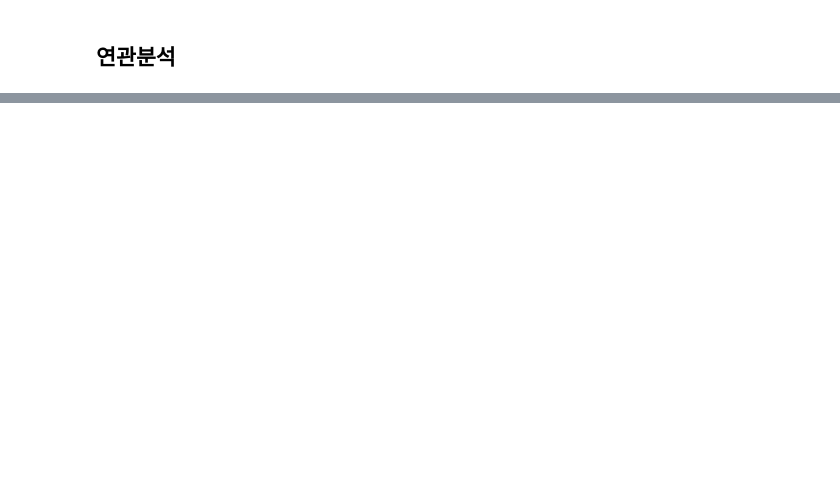
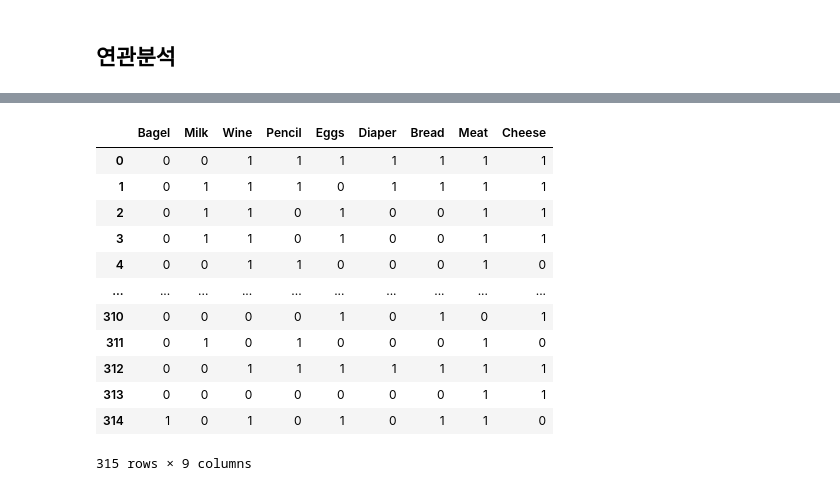
Before and after one commit to JaehwanKim00/-, a Jupyter notebook: Part03/ch04.ipynb, the cells around one changed output, grey strips where cells are left out. Cells and saved outputs as stored; diff of their text form; code cells hidden in the pictures; blank space fills up the shorter version.

```diff
--- a/Part03/ch04.ipynb
+++ b/Part03/ch04.ipynb
@@ -123,0 +192,17 @@ df = pd.read_csv('https://raw.githubusercontent.com/YoungjinBD/dataset/main/iris
+# %%
+result  = result.drop(result.columns[0],axis=1)
+result
+# %% [output]
+|  | Bagel | Milk | Wine | Pencil | Eggs | Diaper | Bread | Meat | Cheese |
+| 0 | 0 | 0 | 1 | 1 | 1 | 1 | 1 | 1 | 1 |
+| 1 | 0 | 1 | 1 | 1 | 0 | 1 | 1 | 1 | 1 |
+| 2 | 0 | 1 | 1 | 0 | 1 | 0 | 0 | 1 | 1 |
+| 3 | 0 | 1 | 1 | 0 | 1 | 0 | 0 | 1 | 1 |
+| 4 | 0 | 0 | 1 | 1 | 0 | 0 | 0 | 1 | 0 |
+| ... | ... | ... | ... | ... | ... | ... | ... | ... | ... |
+| 310 | 0 | 0 | 0 | 0 | 1 | 0 | 1 | 0 | 1 |
+| 311 | 0 | 1 | 0 | 1 | 0 | 0 | 0 | 1 | 0 |
+| 312 | 0 | 0 | 1 | 1 | 1 | 1 | 1 | 1 | 1 |
+| 313 | 0 | 0 | 0 | 0 | 0 | 0 | 0 | 1 | 1 |
+| 314 | 1 | 0 | 1 | 0 | 1 | 0 | 1 | 1 | 0 |
+315 rows × 9 columns
```
Also changed, not shown: parts of 9 cells of this notebook.
